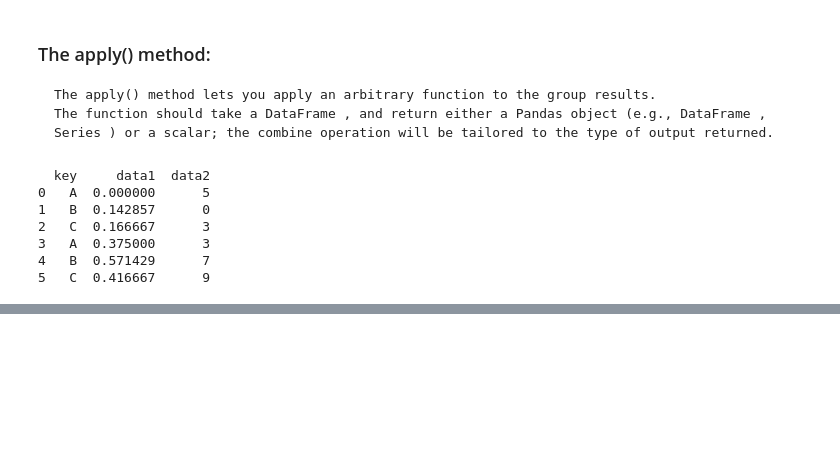
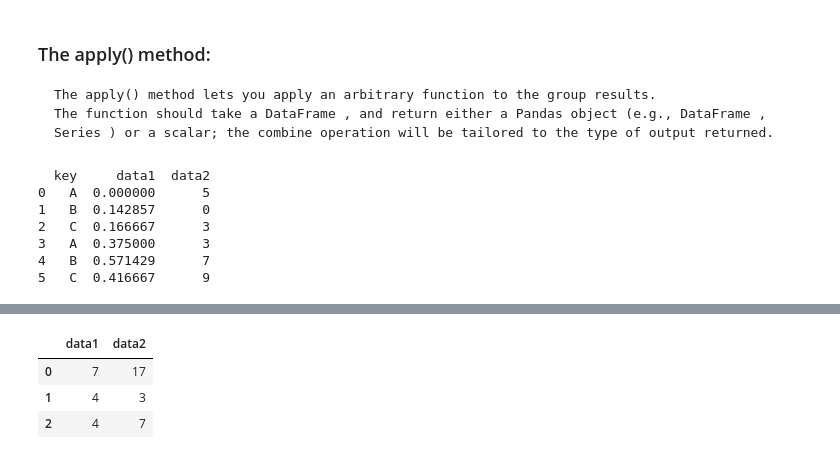
Before and after one commit to rajesh1994/python_excercise_programiz, a Jupyter notebook: python/10_pandas/python_for_datascience_handbook/8. Aggregation and Grouping.ipynb, the cells around one changed output, grey strips where cells are left out. Saved outputs shown, nothing was run; the diff lists cells and outputs as text; code cells hidden in the pictures; blank space fills up the shorter version.

```diff
--- a/python/10_pandas/python_for_datascience_handbook/8. Aggregation and Grouping.ipynb
+++ b/python/10_pandas/python_for_datascience_handbook/8. Aggregation and Grouping.ipynb
@@ -350,0 +357,8 @@ print(df.groupby('key').apply(norm_by_data2))
+# %%
+l = [0, 1, 0, 1, 2, 0]
+df.groupby(l).sum()
+# %% [output]
+|  | data1 | data2 |
+| 0 | 7 | 17 |
+| 1 | 4 | 3 |
+| 2 | 4 | 7 |
```
Also changed, not shown: parts of 10 cells of this notebook.
